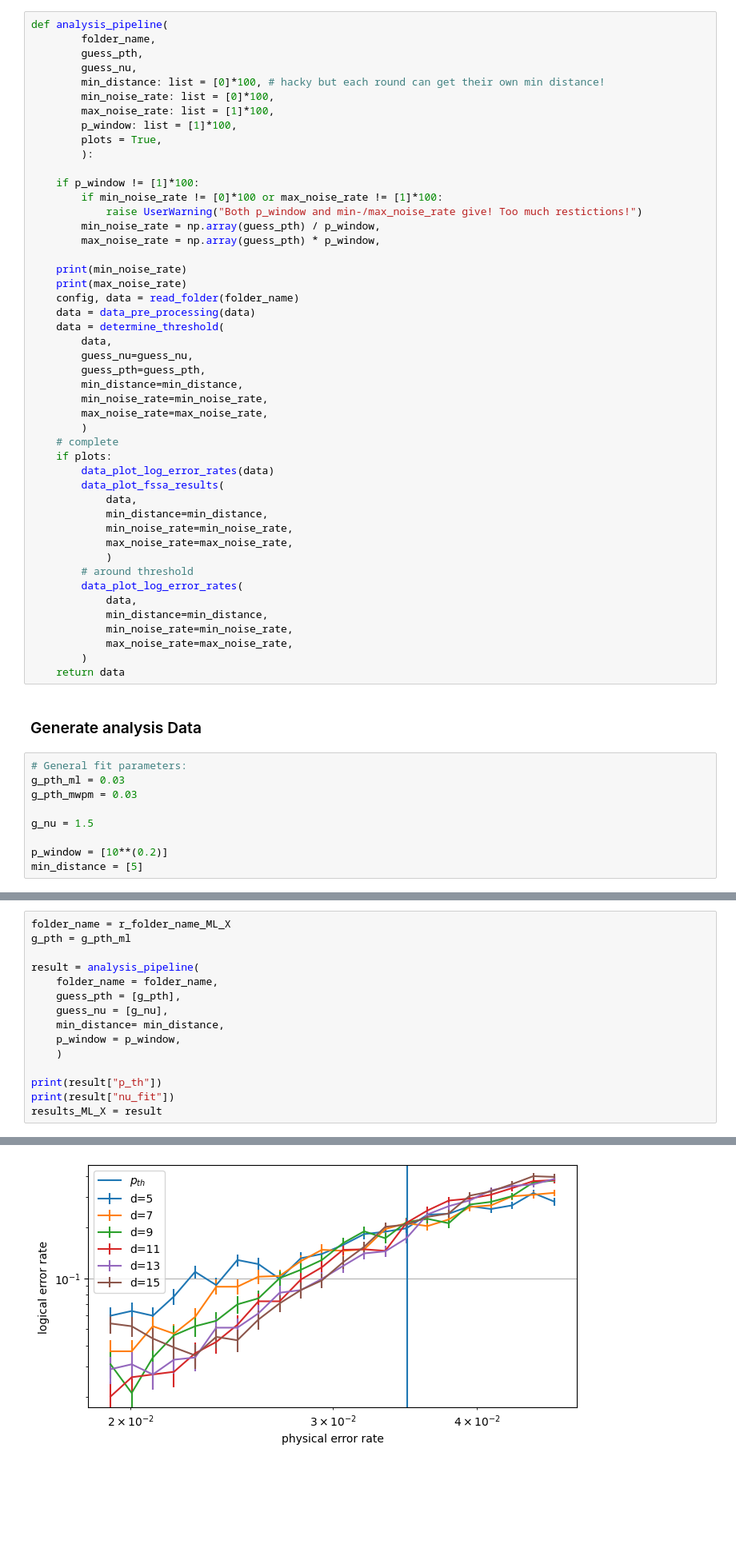
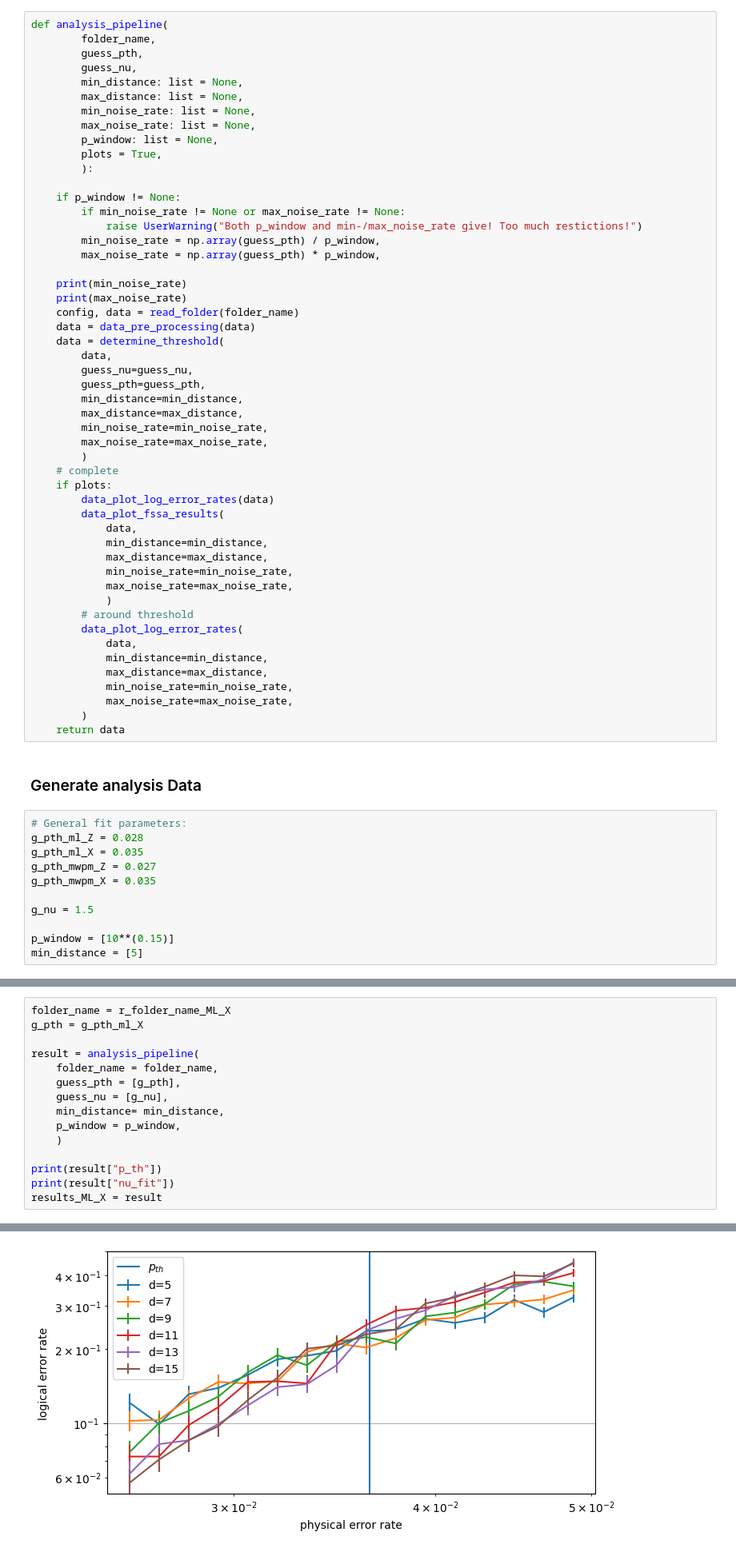
Before and after one commit to leonardlux/MasterArbeit, a Jupyter notebook: code/result_circ_noise.ipynb, the cells around one changed output, grey strips where cells are left out. Shown at 80% size. Drawn from its saved outputs; the diff is of its cells as text; blank space fills up the shorter version.

Commit message:
movable windows for distances and other small updates

```diff
--- a/code/result_circ_noise.ipynb
+++ b/code/result_circ_noise.ipynb
@@ -215,15 +215,16 @@ def analysis_pipeline(
         folder_name,
         guess_pth,
         guess_nu,
-        min_distance: list = [0]*100, # hacky but each round can get their own min distance!
-        min_noise_rate: list = [0]*100,
-        max_noise_rate: list = [1]*100,
-        p_window: list = [1]*100,
+        min_distance: list = None,
+        max_distance: list = None,
+        min_noise_rate: list = None,
+        max_noise_rate: list = None,
+        p_window: list = None,
         plots = True,
         ):
 
-    if p_window != [1]*100:
-        if min_noise_rate != [0]*100 or max_noise_rate != [1]*100:
+    if p_window != None:
+        if min_noise_rate != None or max_noise_rate != None:
             raise UserWarning("Both p_window and min-/max_noise_rate give! Too much restictions!")
         min_noise_rate = np.array(guess_pth) / p_window,
         max_noise_rate = np.array(guess_pth) * p_window,
@@ -237,6 +238,7 @@ def analysis_pipeline(
         guess_nu=guess_nu,
         guess_pth=guess_pth,
         min_distance=min_distance,
+        max_distance=max_distance,
         min_noise_rate=min_noise_rate,
         max_noise_rate=max_noise_rate,
         )
@@ -246,6 +248,7 @@ def analysis_pipeline(
         data_plot_fssa_results(
             data,
             min_distance=min_distance,
+            max_distance=max_distance,
             min_noise_rate=min_noise_rate,
             max_noise_rate=max_noise_rate,
             )
@@ -253,6 +256,7 @@ def analysis_pipeline(
         data_plot_log_error_rates(
             data,
             min_distance=min_distance,
+            max_distance=max_distance,
             min_noise_rate=min_noise_rate,
             max_noise_rate=max_noise_rate,
         )
@@ -261,12 +265,14 @@ def analysis_pipeline(
 ### Generate analysis Data
 # %%
 # General fit parameters:
-g_pth_ml = 0.03
-g_pth_mwpm = 0.03
+g_pth_ml_Z = 0.028
+g_pth_ml_X = 0.035
+g_pth_mwpm_Z = 0.027
+g_pth_mwpm_X = 0.035
 
 g_nu = 1.5
 
-p_window = [10**(0.2)]
+p_window = [10**(0.15)]
 min_distance = [5]
 # %%
 folder_name = r_folder_name_ML_Z
@@ -309,6 +315,6 @@ results_ML_Z = result
 # %%
 folder_name = r_folder_name_ML_X
-g_pth = g_pth_ml
+g_pth = g_pth_ml_X
 
 result = analysis_pipeline(
     folder_name = folder_name,
@@ -343,2 +349,2 @@ results_ML_X = result
 <Figure size 640x480 with 0 Axes>
-[figure, old version]
+[figure, new version]
```
Also changed, not shown: parts of 8 cells of this notebook, 16 other files.
